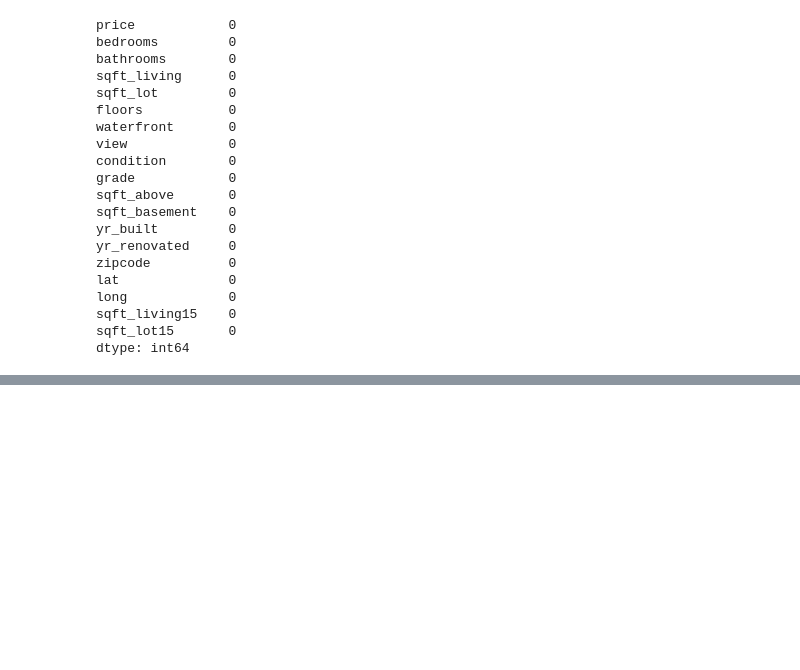
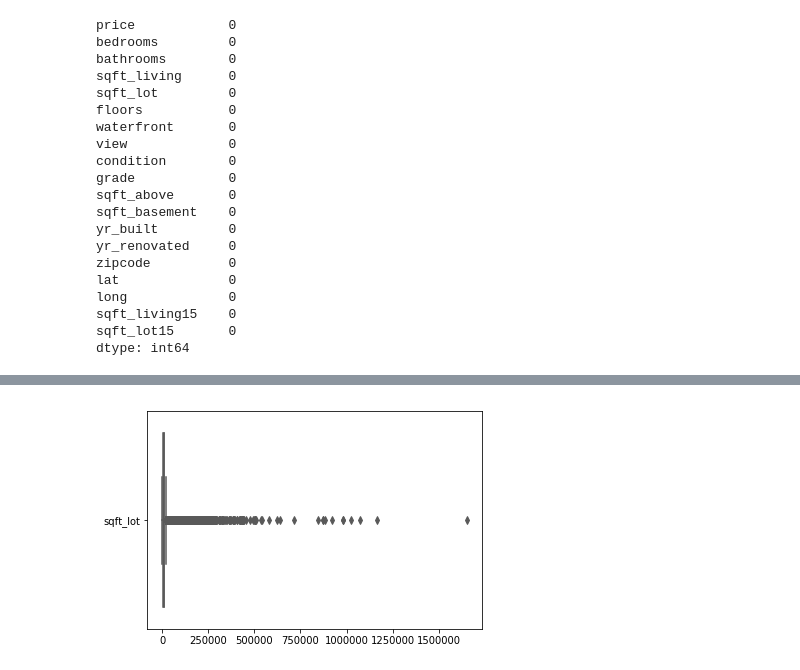
Before and after one commit to GreatLearningAIML1/pgpml-pune-oct18-pradeepprajapati20, a Jupyter notebook: Featurization Model selection and Tuning_R4_Project.ipynb, the cells around one changed output, grey strips where cells are left out. Saved outputs shown, nothing was run; the diff lists cells and outputs as text; code cells hidden in the pictures; blank space fills up the shorter version.

```diff
--- a/Featurization Model selection and Tuning_R4_Project.ipynb
+++ b/Featurization Model selection and Tuning_R4_Project.ipynb
@@ -133,0 +168,4 @@ kc_house_df.sample(10)
+# %%
+ax = sns.boxplot(data=kc_house_df[['sqft_lot']], orient="h", palette="Set2")
+# %% [output]
+[figure, added]
```
Also changed, not shown: parts of 27 cells of this notebook.
